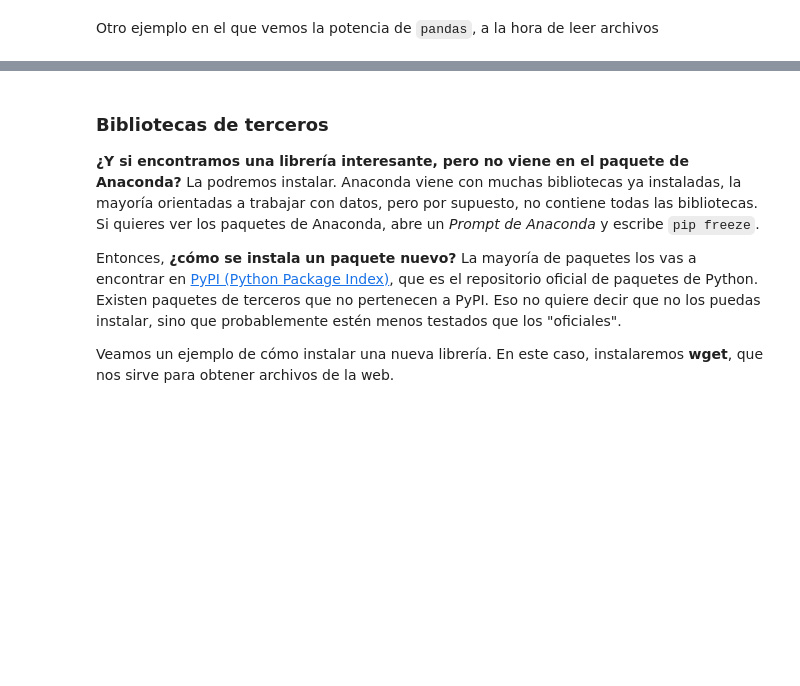
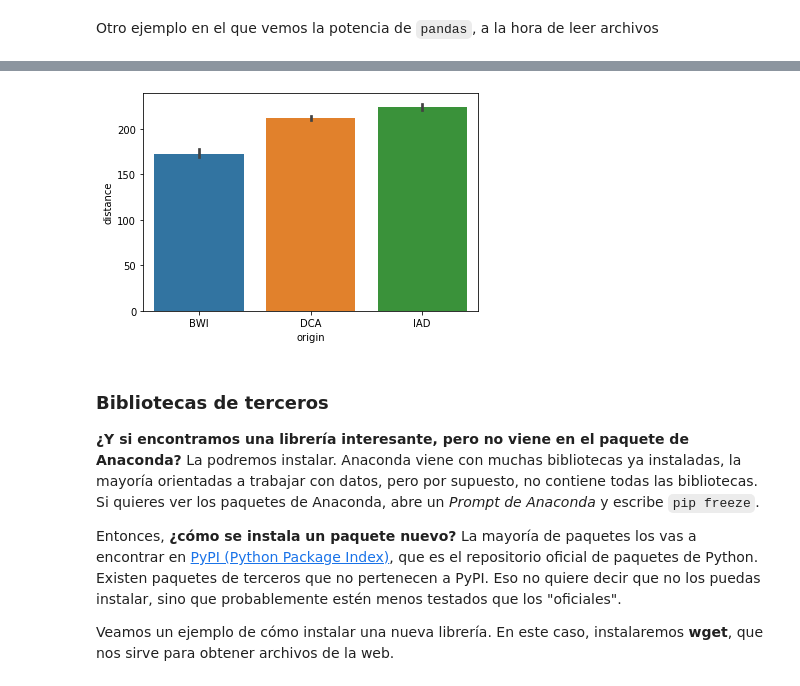
Before and after one commit to Clapiniella/thebridge, a Jupyter notebook: 0_Ramp_Up/semana_4/dia_1/Modulos.ipynb, the cells around one changed output, grey strips where cells are left out. Saved outputs shown, nothing was run; the diff lists cells and outputs as text; code cells hidden in the pictures; blank space fills up the shorter version.

```diff
--- a/0_Ramp_Up/semana_4/dia_1/Modulos.ipynb
+++ b/0_Ramp_Up/semana_4/dia_1/Modulos.ipynb
@@ -175,0 +365,6 @@ with open('datos_prueba.csv', 'r') as file:
+# %%
+import pandas as pd
+
+mi_data = pd.read_csv("datos_prueba.csv", sep=",")
+#data.to_excel("miexcel.xlsx")
+mi_data
@@ -176,3 +389,9 @@ with open('datos_prueba.csv', 'r') as file:
+# %%
+import seaborn as sns
+
+graph = sns.barplot(x = "origin", y = "distance", data = mi_data)
+# %% [output]
+[figure, added]
 # %% [markdown]
 ### Bibliotecas de terceros
 **¿Y si encontramos una librería interesante, pero no viene en el paquete de Anaconda?** La podremos instalar. Anaconda viene con muchas bibliotecas ya instaladas, la mayoría orientadas a trabajar con datos, pero por supuesto, no contiene todas las bibliotecas. Si quieres ver los paquetes de Anaconda, abre un *Prompt de Anaconda* y escribe `pip freeze`.
```
Also changed, not shown: parts of 28 cells of this notebook, 14 other files.
